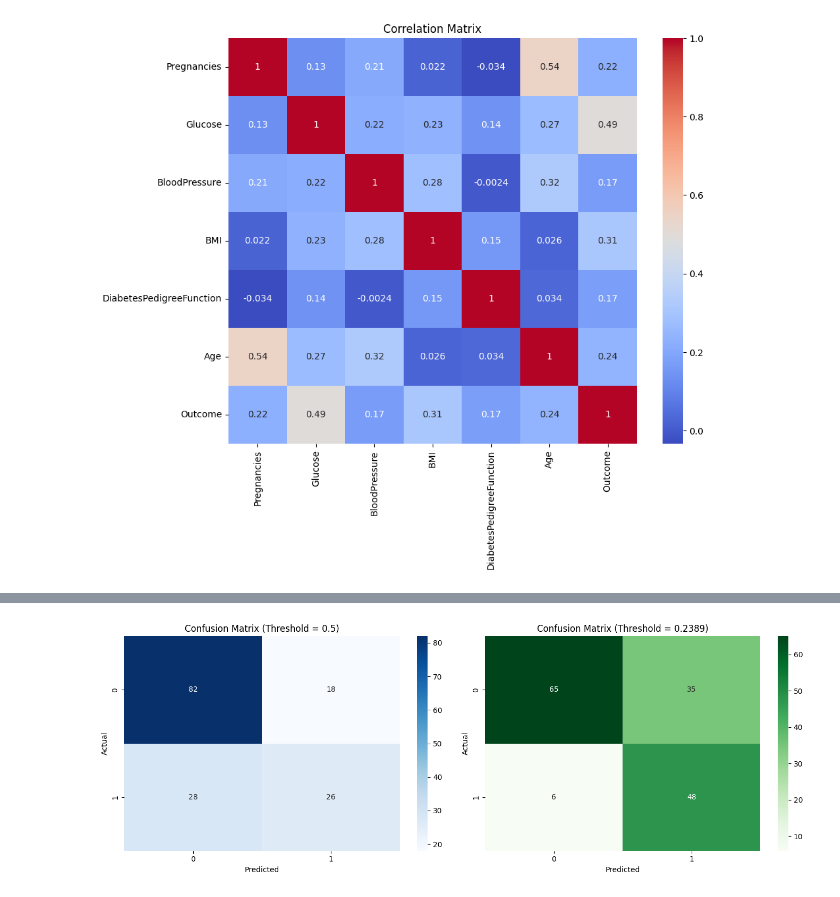
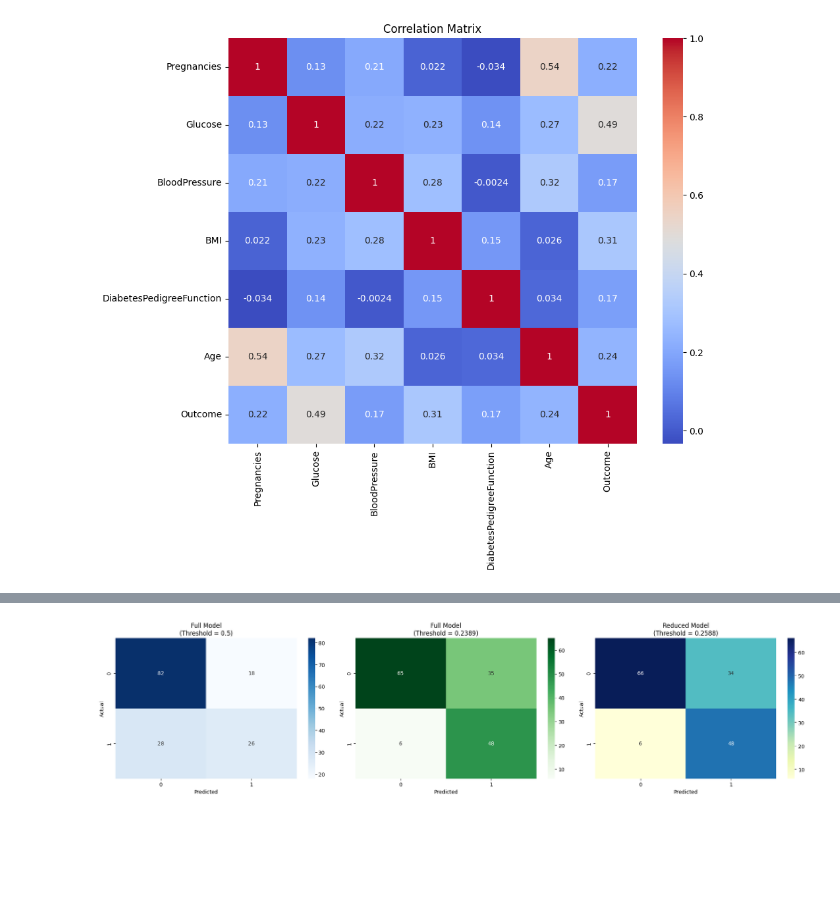
Before and after one commit to harshvg247/Diabetes-Prediction-using-Logistic-Regression, a Jupyter notebook: main.ipynb, the cells around one changed output, grey strips where cells are left out. Cells and saved outputs as stored; diff of their text form; code cells hidden in the pictures; blank space fills up the shorter version.

Commit message:
added reduced model

```diff
--- a/main.ipynb
+++ b/main.ipynb
@@ -50,11 +59,15 @@ max                    2.420000   81.000000    1.000000
 # %%
 cols_with_zero = ["Glucose", "BloodPressure", "BMI"]
+cols_with_zero_reduced = ["Glucose", "BMI"]
 
 # Replace 0 with NaN
 df[cols_with_zero] = df[cols_with_zero].replace(0, np.nan)
+df_reduced[cols_with_zero_reduced] = df_reduced[cols_with_zero_reduced].replace(0, np.nan)
 
 for col in cols_with_zero:
     df[col] = df[col].fillna(df[col].median())
+for col in cols_with_zero_reduced:
+    df_reduced[col] = df_reduced[col].fillna(df_reduced[col].median())
 # %%
 sns.countplot(x=df["Outcome"])
 plt.title("Target Distribution")
@@ -99,8 +136,6 @@ print(coeff_df.sort_values(by="Coefficient", ascending=False))
 # %%
 y_pred = model.predict(X_test_scaled)
 y_prob = model.predict_proba(X_test_scaled)[:, 1]
-threshold = 0.23886961809208726
-y_pred_new = (y_prob >= threshold).astype(int)
 
 # Computing Youden’s J statistic
 fpr, tpr, thresholds = roc_curve(y_test, y_prob)
@@ -108,3 +143,17 @@ j_scores = tpr - fpr
 best_index = np.argmax(j_scores)
 best_threshold = thresholds[best_index]
 threshold = best_threshold
+y_pred_new = (y_prob >= threshold).astype(int)
+print("Optimal Threshold: ", threshold)
+
+y_pred_reduced = model_reduced.predict(X_test_scaled_reduced)
+y_prob_reduced = model_reduced.predict_proba(X_test_scaled_reduced)[:, 1]
+
+# Computing Youden’s J statistic
+fpr, tpr, thresholds = roc_curve(y_test_reduced, y_prob_reduced)
+j_scores = tpr - fpr
+best_index = np.argmax(j_scores)
+best_threshold = thresholds[best_index]
+threshold_reduced = best_threshold
+y_pred_new_reduced = (y_prob_reduced >= threshold_reduced).astype(int)
+print("Optimal Threshold(Reduced model): ", threshold_reduced)
@@ -111,40 +163,50 @@ threshold = best_threshold
 # %%
+from sklearn.metrics import accuracy_score, precision_score, recall_score, f1_score, roc_auc_score
+
+# Function to calculate metrics and return a list
+def get_model_metrics(y_true, y_pred, y_prob):
+    return [
+        accuracy_score(y_true, y_pred),
+        precision_score(y_true, y_pred),
+        recall_score(y_true, y_pred),
+        f1_score(y_true, y_pred),
+        roc_auc_score(y_true, y_prob)
+    ]
+
+# 1. Gather all numerical data
 results = {
-    "Metric": ["Accuracy", "Precision", "Recall", "F1 Score"],
-    "Threshold 0.5": [
-        accuracy_score(y_test, y_pred),
-        precision_score(y_test, y_pred),
-        recall_score(y_test, y_pred),
-        f1_score(y_test, y_pred)
-    ],
-    f"Optimal ({threshold:.4f})": [
-        accuracy_score(y_test, y_pred_new),
-        precision_score(y_test, y_pred_new),
-        recall_score(y_test, y_pred_new),
-        f1_score(y_test, y_pred_new)
-    ]
+    "Metric": ["Accuracy", "Precision", "Recall", "F1 Score", "AUC-ROC"],
+
+    "Full Model (0.5)": get_model_metrics(y_test, y_pred, y_prob),
+
+    f"Full Model ({threshold:.4f})": get_model_metrics(y_test, y_pred_new, y_prob),
+
+    f"Reduced Model ({threshold_reduced:.4f})": get_model_metrics(y_test_reduced, y_pred_new_reduced, y_prob_reduced)
 }
 
+# 2. Create and Print the Comparison Table
 df_results = pd.DataFrame(results)
-print("\n--- Numerical Comparison ---")
+print("\n--- Final Performance Comparison ---")
 print(df_results.to_string(index=False))
 
-# Plotting Confusion Matrices Side-by-Side
-fig, axes = plt.subplots(1, 2, figsize=(14, 5))
+# 3. Plotting the 3 Confusion Matrices Side-by-Side
+fig, axes = plt.subplots(1, 3, figsize=(20, 5))
 
-# Standard Threshold (0.5)
-cm_old = confusion_matrix(y_test, y_pred)
-sns.heatmap(cm_old, annot=True, fmt="d", cmap="Blues", ax=axes[0])
-axes[0].set_title("Confusion Matrix (Threshold = 0.5)")
-axes[0].set_xlabel("Predicted")
-axes[0].set_ylabel("Actual")
+# Plot 1: Full Model (0.5)
+sns.heatmap(confusion_matrix(y_test, y_pred), annot=True, fmt="d", cmap="Blues", ax=axes[0])
+axes[0].set_title("Full Model\n(Threshold = 0.5)")
 
-# Optimal Threshold
-cm_new = confusion_matrix(y_test, y_pred_new)
-sns.heatmap(cm_new, annot=True, fmt="d", cmap="Greens", ax=axes[1])
-axes[1].set_title(f"Confusion Matrix (Threshold = {threshold:.4f})")
-axes[1].set_xlabel("Predicted")
-axes[1].set_ylabel("Actual")
+# Plot 2: Full Model (Optimal)
+sns.heatmap(confusion_matrix(y_test, y_pred_new), annot=True, fmt="d", cmap="Greens", ax=axes[1])
+axes[1].set_title(f"Full Model\n(Threshold = {threshold:.4f})")
+
+# Plot 3: Reduced Model (Optimal)
+sns.heatmap(confusion_matrix(y_test_reduced, y_pred_new_reduced), annot=True, fmt="d", cmap="YlGnBu", ax=axes[2])
+axes[2].set_title(f"Reduced Model\n(Threshold = {threshold_reduced:.4f})")
+
+for ax in axes:
+    ax.set_xlabel("Predicted")
+    ax.set_ylabel("Actual")
 
 plt.tight_layout()
 plt.show()
@@ -158 +221 @@ Precision       0.590909          0.578313
-[figure, old version]
+[figure, new version]
```
Also changed, not shown: parts of 6 cells of this notebook.
